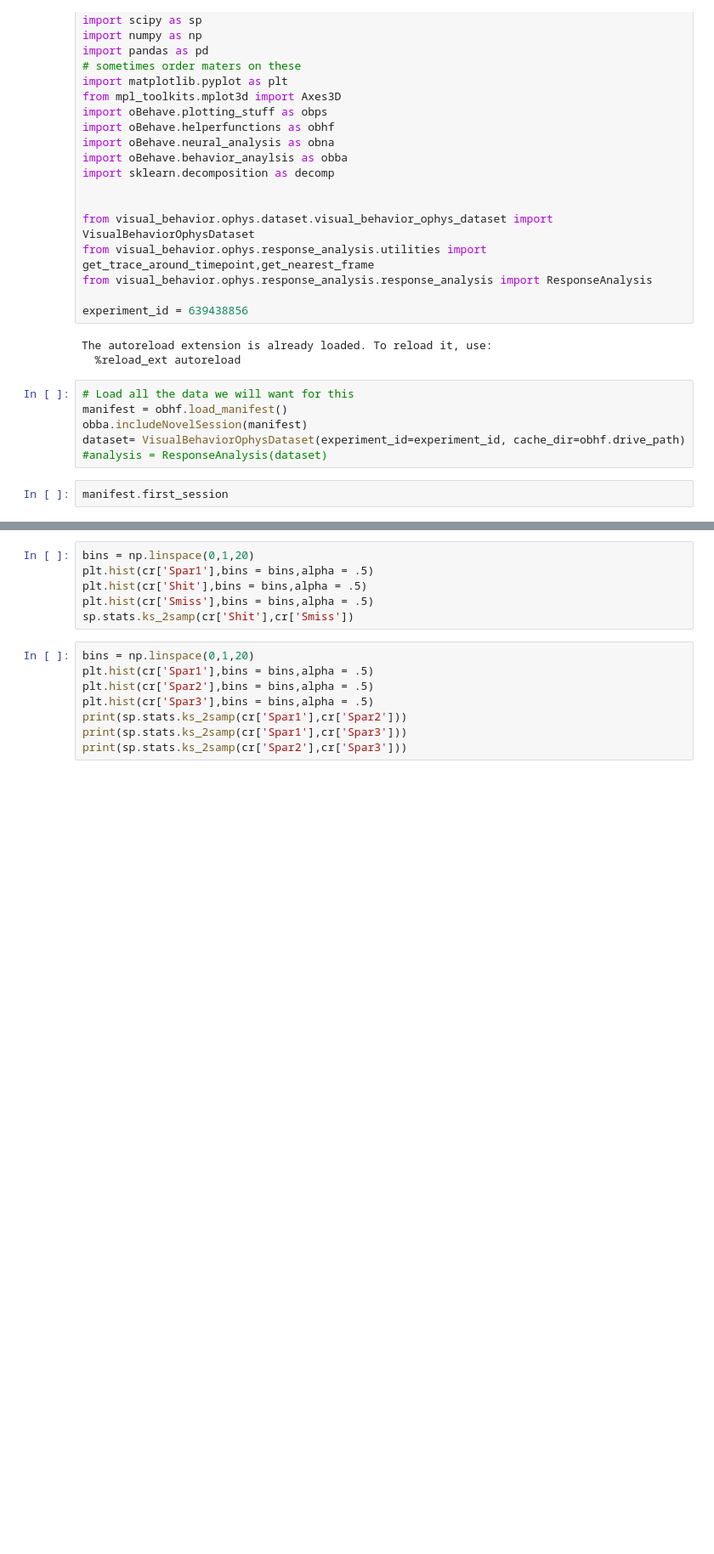
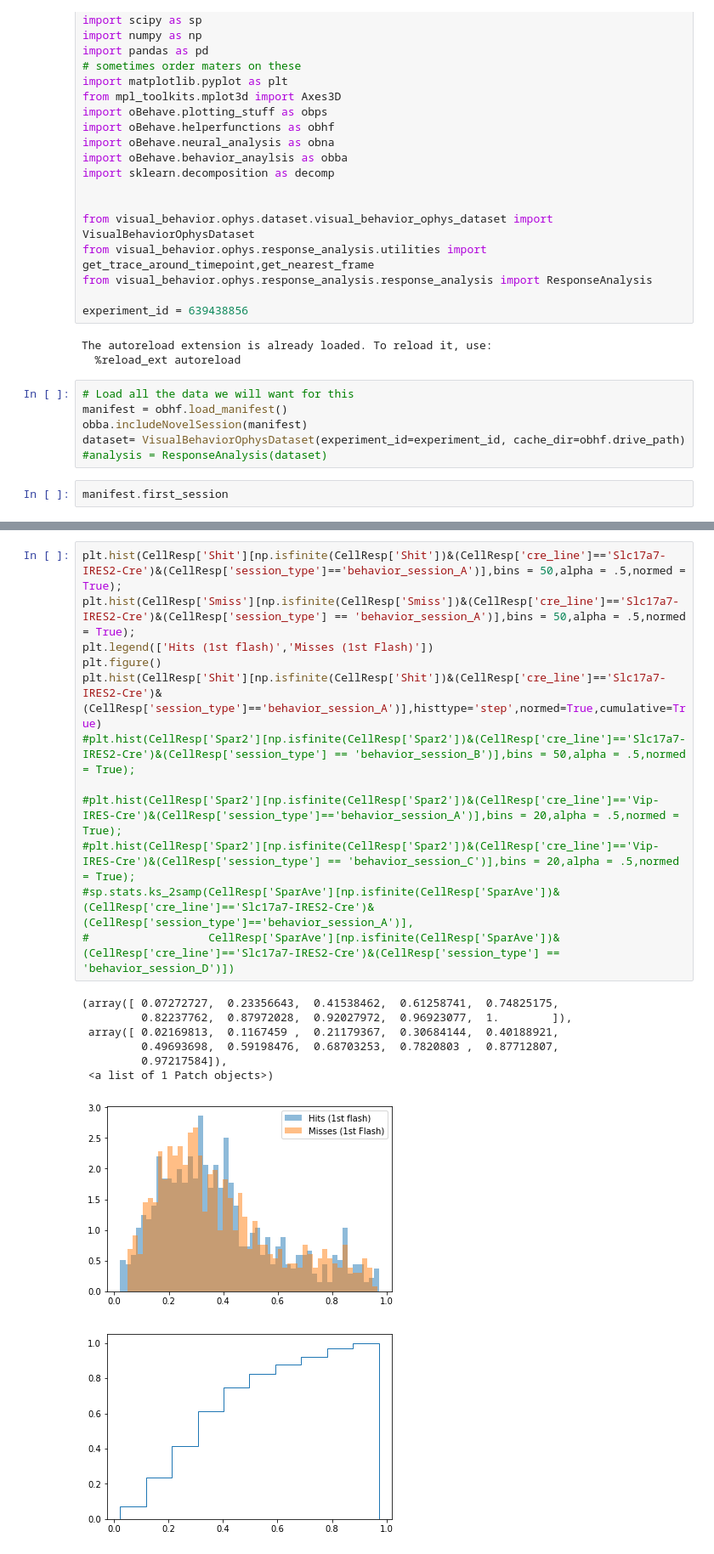
Before and after one commit to yonibrowning/oBehave, a Jupyter notebook: PlottingTesting/PCA_responces.ipynb, the cells around one changed output, grey strips where cells are left out. Shown at 85% size. Drawn from its saved outputs; the diff is of its cells as text; blank space fills up the shorter version.

```diff
--- a/PlottingTesting/PCA_responces.ipynb
+++ b/PlottingTesting/PCA_responces.ipynb
@@ -96,14 +96,21 @@ CellResp.to_hdf('./popMeanResponseSelectivity.hdf5')
-# %%
-bins = np.linspace(0,1,20)
-plt.hist(cr['Spar1'],bins = bins,alpha = .5)
-plt.hist(cr['Shit'],bins = bins,alpha = .5)
-plt.hist(cr['Smiss'],bins = bins,alpha = .5)
-sp.stats.ks_2samp(cr['Shit'],cr['Smiss'])
-# %%
-bins = np.linspace(0,1,20)
-plt.hist(cr['Spar1'],bins = bins,alpha = .5)
-plt.hist(cr['Spar2'],bins = bins,alpha = .5)
-plt.hist(cr['Spar3'],bins = bins,alpha = .5)
-print(sp.stats.ks_2samp(cr['Spar1'],cr['Spar2']))
-print(sp.stats.ks_2samp(cr['Spar1'],cr['Spar3']))
-print(sp.stats.ks_2samp(cr['Spar2'],cr['Spar3']))
+# %%
+plt.hist(CellResp['Shit'][np.isfinite(CellResp['Shit'])&(CellResp['cre_line']=='Slc17a7-IRES2-Cre')&(CellResp['session_type']=='behavior_session_A')],bins = 50,alpha = .5,normed = True);
+plt.hist(CellResp['Smiss'][np.isfinite(CellResp['Smiss'])&(CellResp['cre_line']=='Slc17a7-IRES2-Cre')&(CellResp['session_type'] == 'behavior_session_A')],bins = 50,alpha = .5,normed = True);
+plt.legend(['Hits (1st flash)','Misses (1st Flash)'])
+plt.figure()
+plt.hist(CellResp['Shit'][np.isfinite(CellResp['Shit'])&(CellResp['cre_line']=='Slc17a7-IRES2-Cre')&(CellResp['session_type']=='behavior_session_A')],histtype='step',normed=True,cumulative=True)
+#plt.hist(CellResp['Spar2'][np.isfinite(CellResp['Spar2'])&(CellResp['cre_line']=='Slc17a7-IRES2-Cre')&(CellResp['session_type'] == 'behavior_session_B')],bins = 50,alpha = .5,normed = True);
+
+#plt.hist(CellResp['Spar2'][np.isfinite(CellResp['Spar2'])&(CellResp['cre_line']=='Vip-IRES-Cre')&(CellResp['session_type']=='behavior_session_A')],bins = 20,alpha = .5,normed = True);
+#plt.hist(CellResp['Spar2'][np.isfinite(CellResp['Spar2'])&(CellResp['cre_line']=='Vip-IRES-Cre')&(CellResp['session_type'] == 'behavior_session_C')],bins = 20,alpha = .5,normed = True);
+#sp.stats.ks_2samp(CellResp['SparAve'][np.isfinite(CellResp['SparAve'])&(CellResp['cre_line']=='Slc17a7-IRES2-Cre')&(CellResp['session_type']=='behavior_session_A')],
+#                  CellResp['SparAve'][np.isfinite(CellResp['SparAve'])&(CellResp['cre_line']=='Slc17a7-IRES2-Cre')&(CellResp['session_type'] == 'behavior_session_D')])
+# %% [output]
+(array([ 0.07272727,  0.23356643,  0.41538462,  0.61258741,  0.74825175,
+         0.82237762,  0.87972028,  0.92027972,  0.96923077,  1.        ]),
+ array([ 0.02169813,  0.1167459 ,  0.21179367,  0.30684144,  0.40188921,
+         0.49693698,  0.59198476,  0.68703253,  0.7820803 ,  0.87712807,
+         0.97217584]),
+ <a list of 1 Patch objects>)
+[figure, added]
+[figure, added]
```
Also changed, not shown: parts of 6 cells of this notebook, 4 other files.
